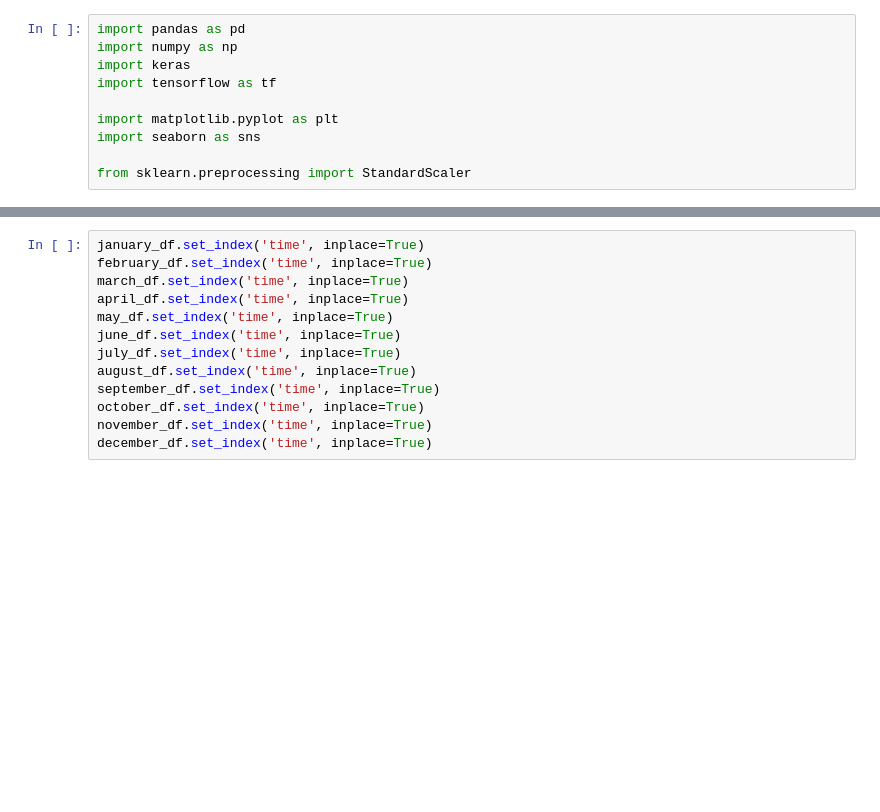
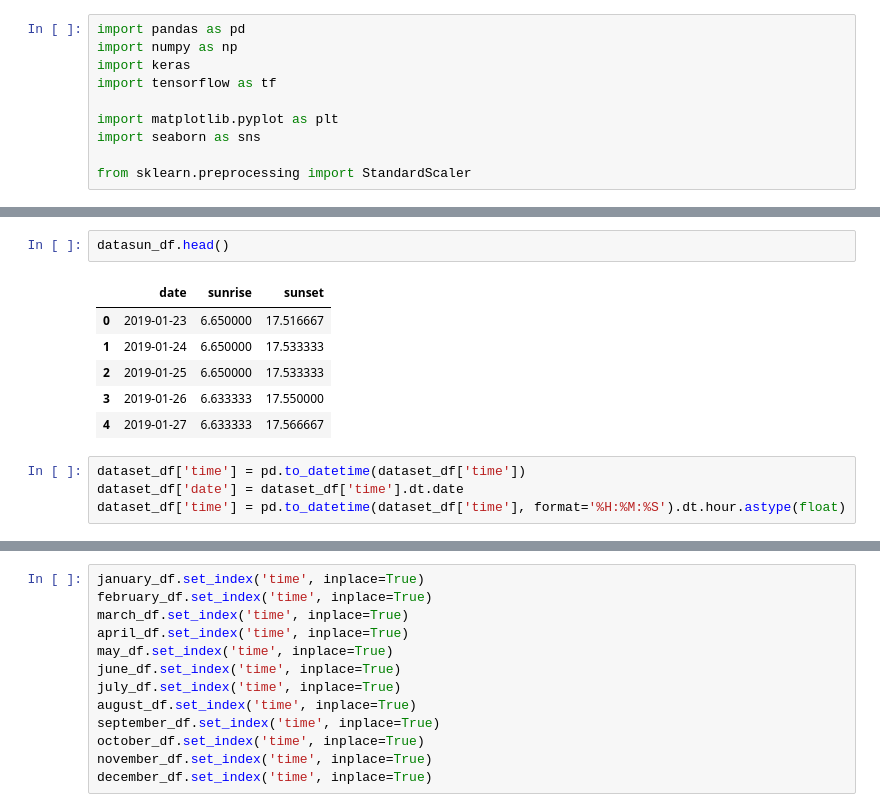
Before and after one commit to Rr-Diajeng/progress_ta, a Jupyter notebook: hybridLSTM_Transformer/shortwave-solar-lstmEn-Transf-lsmDec.ipynb, the cells around one changed output, grey strips where cells are left out. Saved outputs shown, nothing was run; the diff lists cells and outputs as text; blank space fills up the shorter version.

```diff
--- a/hybridLSTM_Transformer/shortwave-solar-lstmEn-Transf-lsmDec.ipynb
+++ b/hybridLSTM_Transformer/shortwave-solar-lstmEn-Transf-lsmDec.ipynb
@@ -13,3 +33,16 @@ dataset_df = pd.read_csv('../dataset/open-meteo_newDataset.csv')
+# %%
+datasun_df.head()
+# %% [output]
+|  | date | sunrise | sunset |
+| 0 | 2019-01-23 | 6.650000 | 17.516667 |
+| 1 | 2019-01-24 | 6.650000 | 17.533333 |
+| 2 | 2019-01-25 | 6.650000 | 17.533333 |
+| 3 | 2019-01-26 | 6.633333 | 17.550000 |
+| 4 | 2019-01-27 | 6.633333 | 17.566667 |
+# %%
+dataset_df['time'] = pd.to_datetime(dataset_df['time'])
+dataset_df['date'] = dataset_df['time'].dt.date
+dataset_df['time'] = pd.to_datetime(dataset_df['time'], format='%H:%M:%S').dt.hour.astype(float)
 # %%
 dataset_df.head()
 # %% [output]
```
Also changed, not shown: parts of 26 cells of this notebook, 3 other files.
